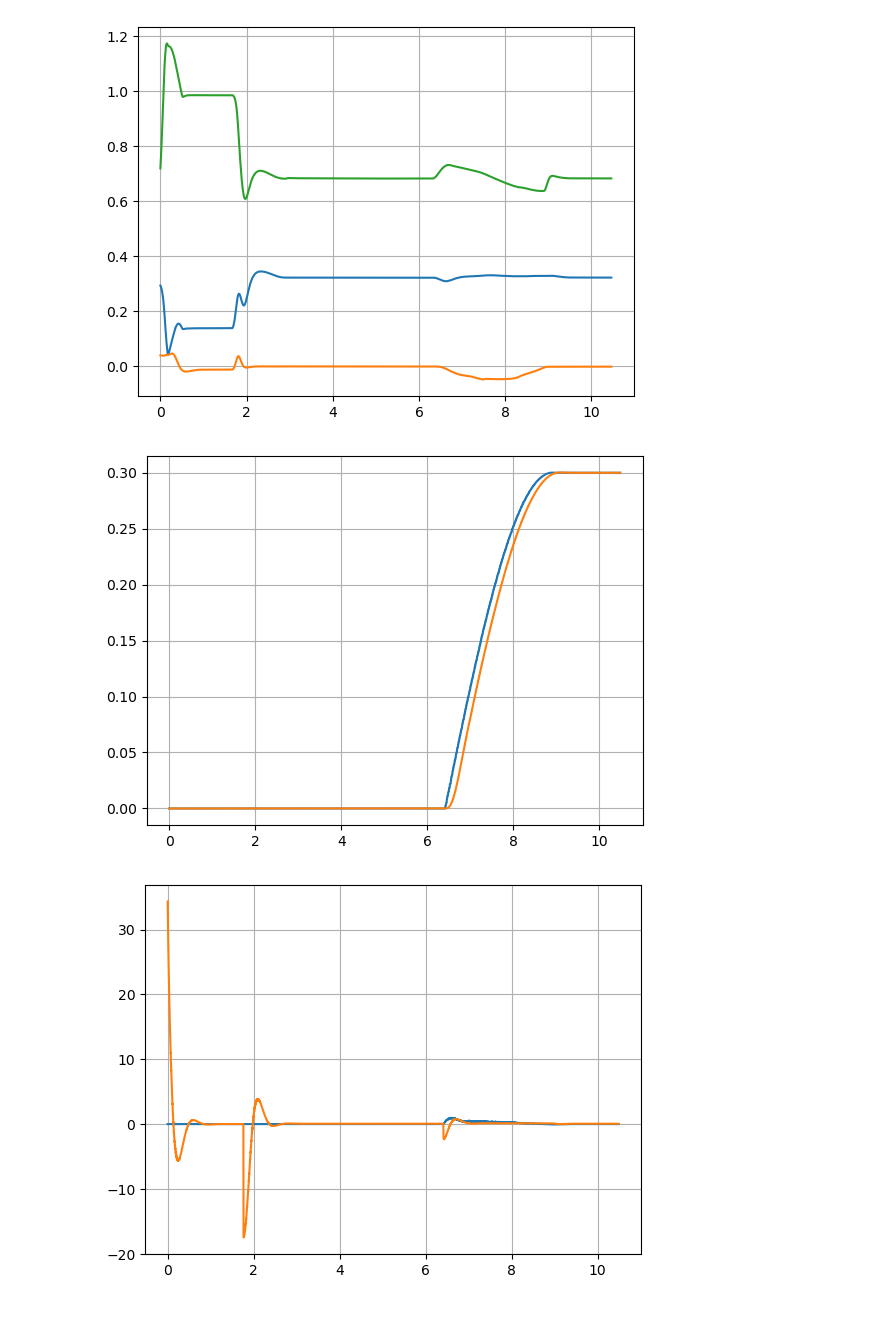
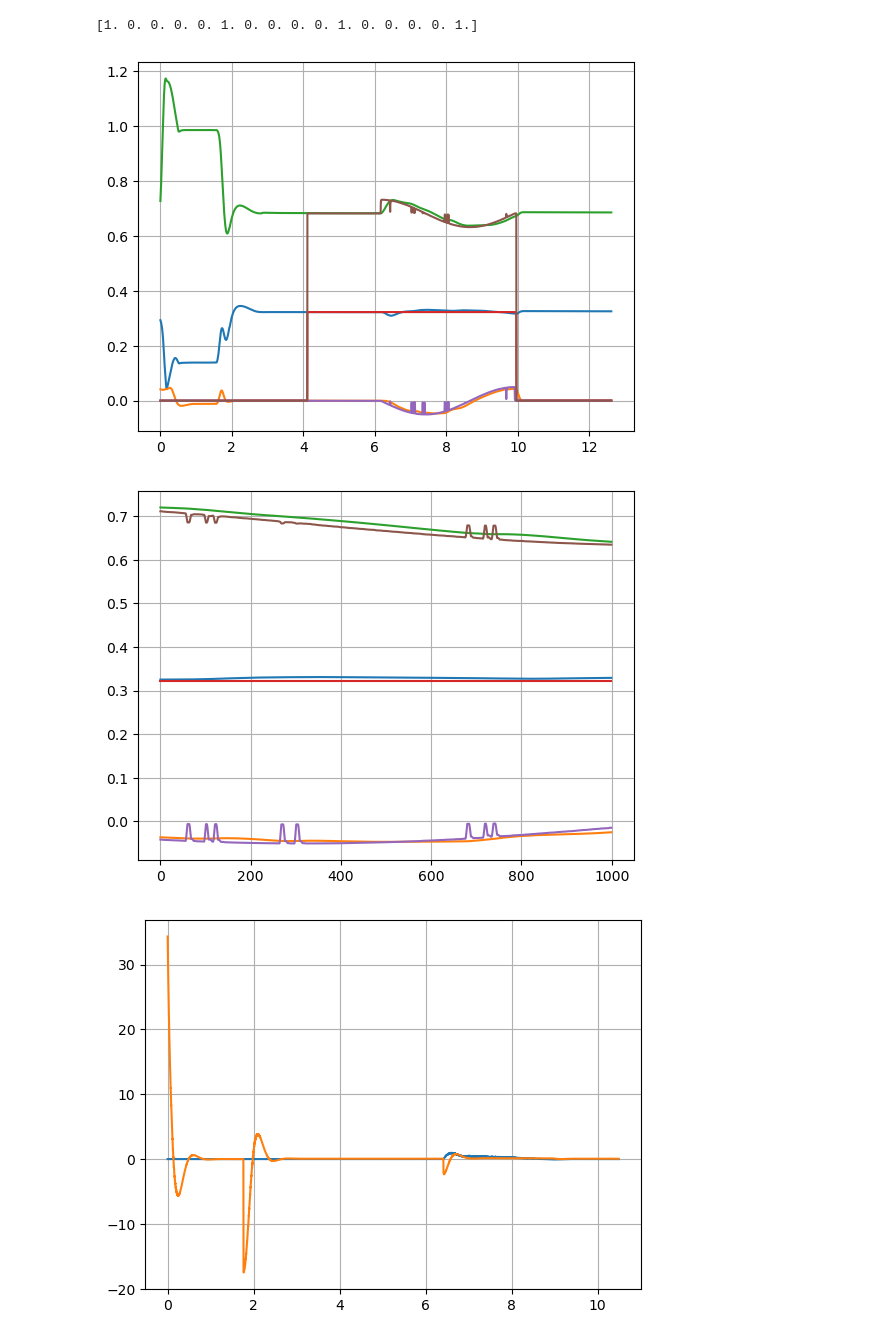
Before and after one commit to AlexanderWegenerRobotics/teleop-simulator, a Jupyter notebook: analysis/notebooks/read_logging.ipynb, the cells around one changed output. Saved outputs shown, nothing was run; the diff lists cells and outputs as text; code cells hidden in the pictures.

```diff
--- a/analysis/notebooks/read_logging.ipynb
+++ b/analysis/notebooks/read_logging.ipynb
@@ -14,22 +14,28 @@ Signals: dict_keys(['q', 'dq', 'tau_J', 'tau_ext', 'O_T_EE', 'F_ext', 'time', 's
 # %%
 pos = data["O_T_EE"][:,12:15]
+pos_cmd = data["O_T_EE_cmd"][:,12:15]
+
+print(data["O_T_EE_cmd"][1,:])
+# %% [output]
+[1. 0. 0. 0. 0. 1. 0. 0. 0. 0. 1. 0. 0. 0. 0. 1.]
 # %%
 plt.plot(data["time"], pos)
+plt.plot(data["time"], pos_cmd)
 plt.grid()
 
 plt.show()
 # %% [output]
-[figure, old version]
+[figure, new version]
 # %%
-start, stop = 0, 10000000
+start, stop = 0, 10000
 
-plt.plot(data["time"][start:stop], data["q_cmd"][start:stop,0])
-plt.plot(data["time"][start:stop], data["q"][start:stop,0])
+plt.plot(pos[start:stop])
+plt.plot(pos_cmd[start:stop])
 plt.grid()
 
 plt.show()
 # %% [output]
-[figure, old version]
+[figure, new version]
 # %%
 plt.plot(data["time"], data["tau_J"])
 plt.grid()
```
Also changed, not shown: parts of 1 cell of this notebook, 3 other files.
